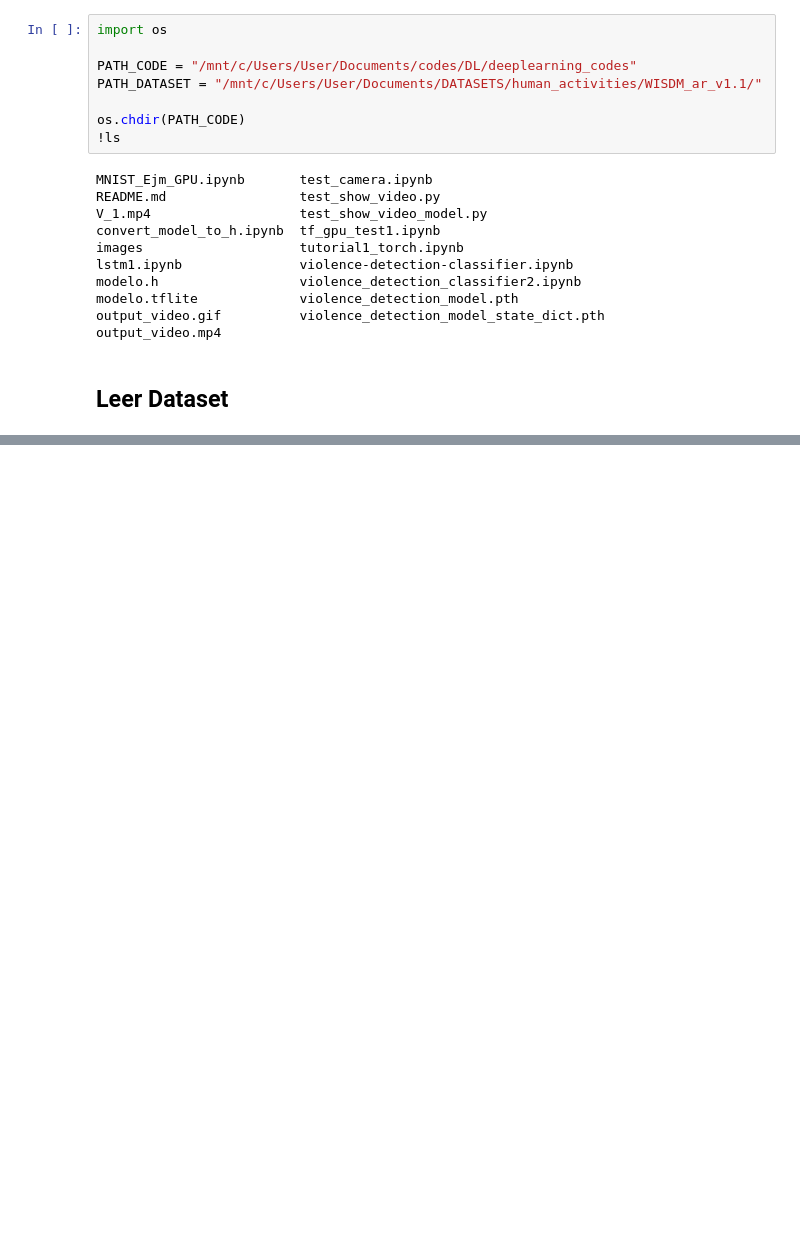
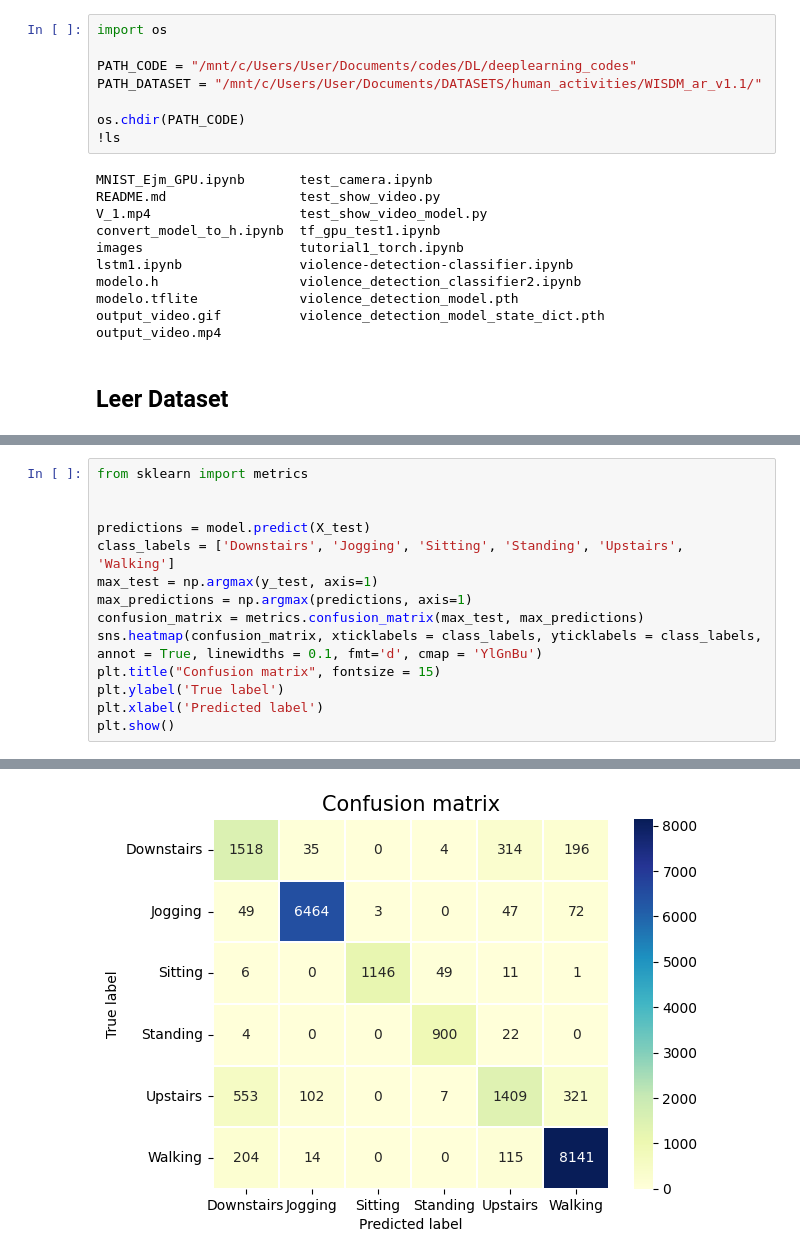
Before and after one commit to MSMRo/deeplearning_codes, a Jupyter notebook: lstm1.ipynb, the cells around one changed output, grey strips where cells are left out. Saved outputs shown, nothing was run; the diff lists cells and outputs as text; blank space fills up the shorter version.

```diff
--- a/lstm1.ipynb
+++ b/lstm1.ipynb
@@ -38,0 +231,15 @@ df.head()
+# %%
+from sklearn import metrics
+
+
+predictions = model.predict(X_test)
+class_labels = ['Downstairs', 'Jogging', 'Sitting', 'Standing', 'Upstairs', 'Walking']
+max_test = np.argmax(y_test, axis=1)
+max_predictions = np.argmax(predictions, axis=1)
+confusion_matrix = metrics.confusion_matrix(max_test, max_predictions)
+sns.heatmap(confusion_matrix, xticklabels = class_labels, yticklabels = class_labels, annot = True, linewidths = 0.1, fmt='d', cmap = 'YlGnBu')
+plt.title("Confusion matrix", fontsize = 15)
+plt.ylabel('True label')
+plt.xlabel('Predicted label')
+plt.show()
+# %% [output]
@@ -38,0 +247 @@ df.head()
+[figure, added]
```
Also changed, not shown: parts of 15 cells of this notebook.
